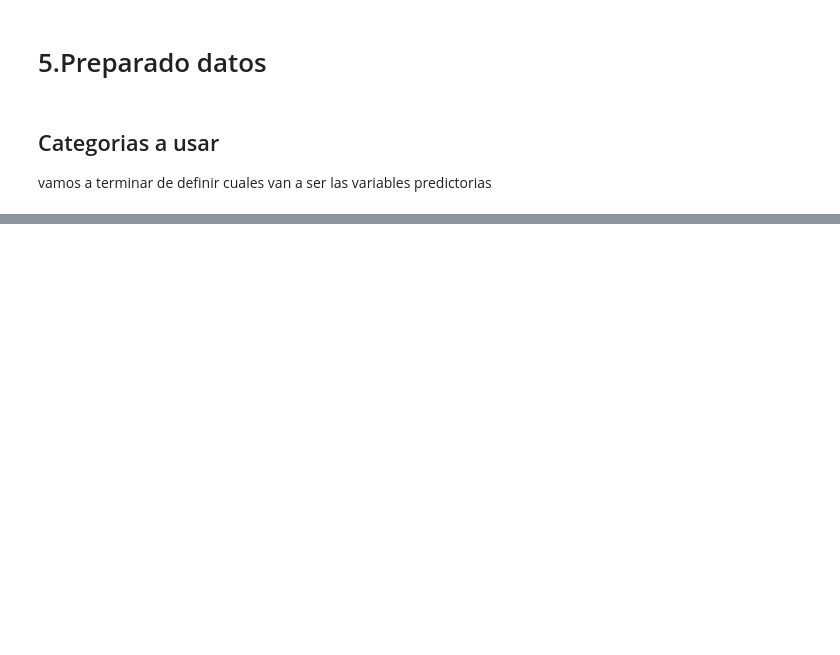
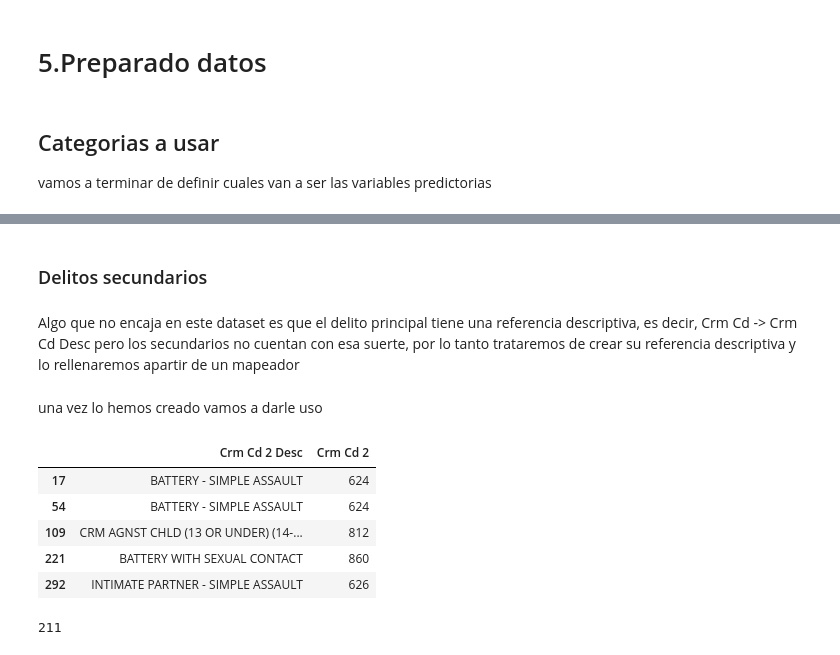
Before and after one commit to Janhjg/Runojanh-NadieEscapa, a Jupyter notebook: documents/crimes_analyze.ipynb, the cells around one changed output, grey strips where cells are left out. Drawn from its saved outputs; the diff is of its cells as text; code cells hidden in the pictures; blank space fills up the shorter version.

Commit message:
todos los get de dataset totalmente funcional

```diff
--- a/documents/crimes_analyze.ipynb
+++ b/documents/crimes_analyze.ipynb
@@ -320,0 +349,2 @@ de esta manera nos quedan los siguientes campos:
+# %%
+df["LOCATION"]=df["LOCATION"].replace(r'\s+', ' ', regex=True)
@@ -320,0 +386,3 @@ de esta manera nos quedan los siguientes campos:
+# %%
+df["Status Desc"]=df["Status Desc"].replace(to_replace="UNK", value="Invest Cont")
+df["Status Desc"].value_counts()
@@ -320,0 +399,4 @@ de esta manera nos quedan los siguientes campos:
+# %% [markdown]
+### Delitos secundarios
+# %% [markdown]
+Algo que no encaja en este dataset es que el delito principal tiene una referencia descriptiva, es decir, Crm Cd -> Crm Cd Desc pero los secundarios no cuentan con esa suerte, por lo tanto trataremos de crear su referencia descriptiva y lo rellenaremos apartir de un mapeador
@@ -320,0 +407,2 @@ de esta manera nos quedan los siguientes campos:
+# %% [markdown]
+una vez lo hemos creado vamos a darle uso
@@ -320,0 +413,9 @@ de esta manera nos quedan los siguientes campos:
+# %%
+df[["Crm Cd 2 Desc", "Crm Cd 2"]].dropna().head()
+# %% [output]
+|  | Crm Cd 2 Desc | Crm Cd 2 |
+| 17 | BATTERY - SIMPLE ASSAULT | 624 |
+| 54 | BATTERY - SIMPLE ASSAULT | 624 |
+| 109 | CRM AGNST CHLD (13 OR UNDER) (14-... | 812 |
+| 221 | BATTERY WITH SEXUAL CONTACT | 860 |
+| 292 | INTIMATE PARTNER - SIMPLE ASSAULT | 626 |
@@ -320,0 +426,4 @@ de esta manera nos quedan los siguientes campos:
+# %%
+df[["Crm Cd 3 Desc", "Crm Cd 3"]].dropna().shape[0]
+# %% [output]
+211
```
Also changed, not shown: parts of 70 cells of this notebook, 9 other files.
